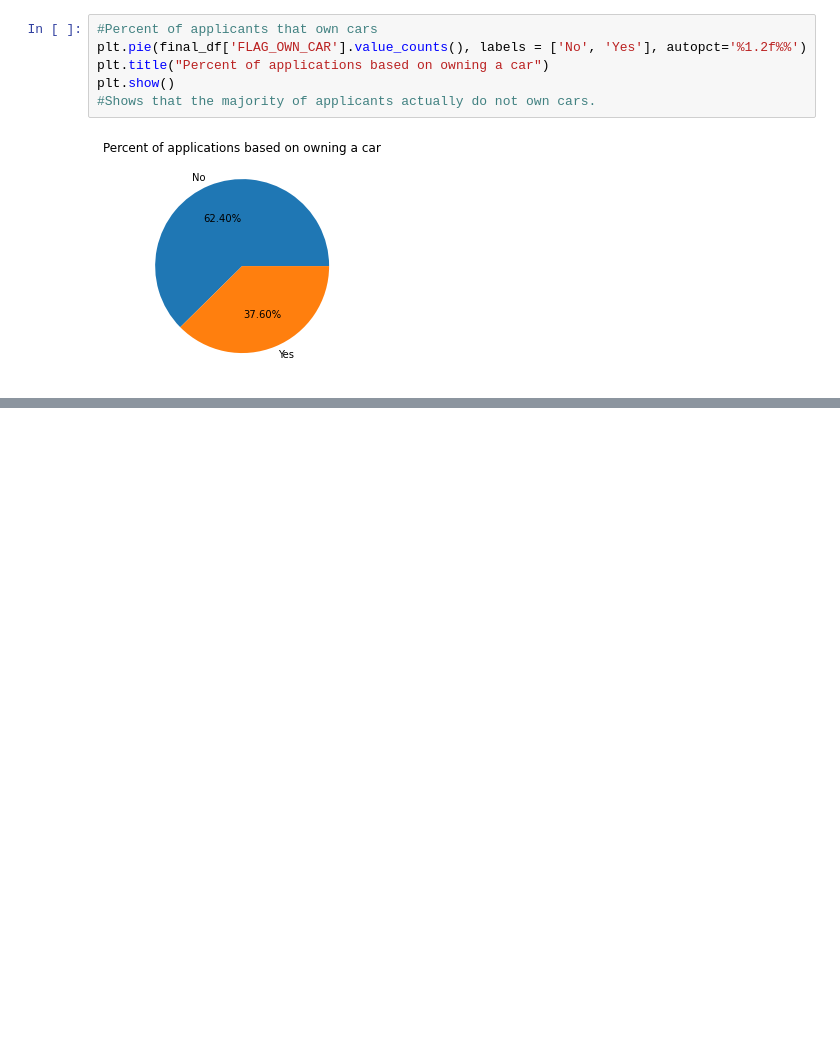
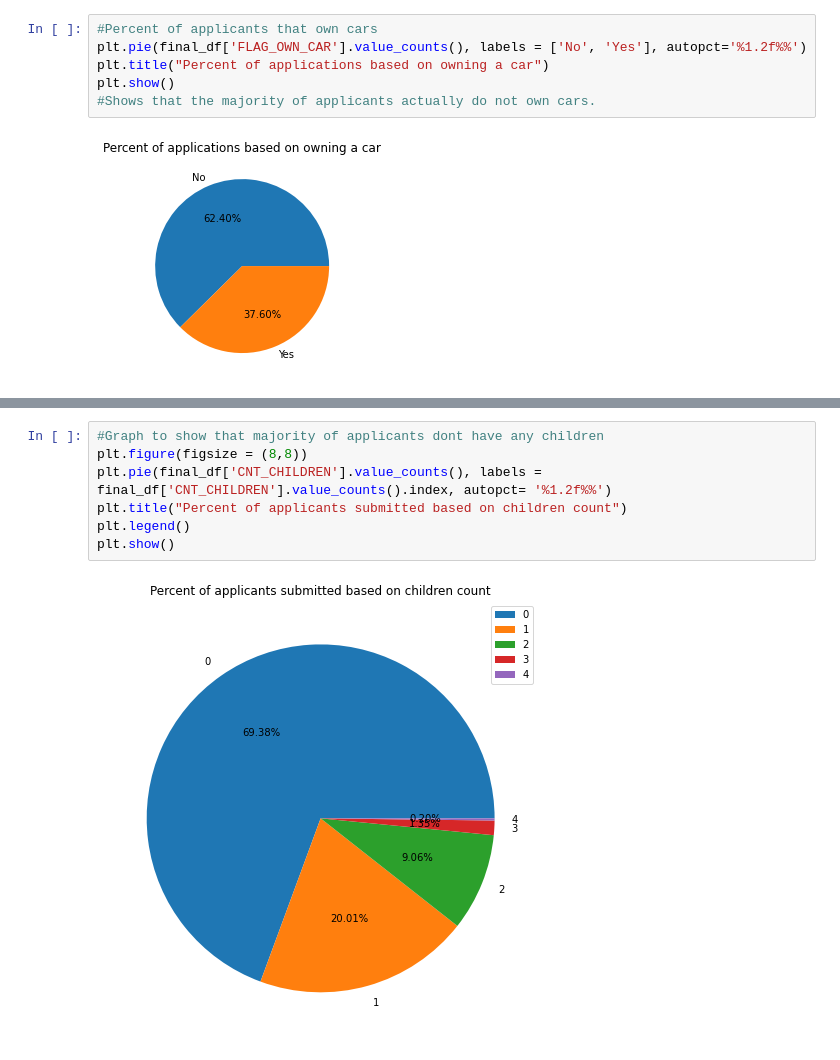
Before and after one commit to jeffreyhsu01/credit-approval-prediction, a Jupyter notebook: model.ipynb, the cells around one changed output, grey strips where cells are left out. Cells and saved outputs as stored; diff of their text form; blank space fills up the shorter version.

```diff
--- a/model.ipynb
+++ b/model.ipynb
@@ -685,0 +693,9 @@ plt.show()
+# %%
+#Graph to show that majority of applicants dont have any children
+plt.figure(figsize = (8,8))
+plt.pie(final_df['CNT_CHILDREN'].value_counts(), labels = final_df['CNT_CHILDREN'].value_counts().index, autopct= '%1.2f%%')
+plt.title("Percent of applicants submitted based on children count")
+plt.legend()
+plt.show()
+# %% [output]
+[figure, added]
```
Also changed, not shown: parts of 22 cells of this notebook.
